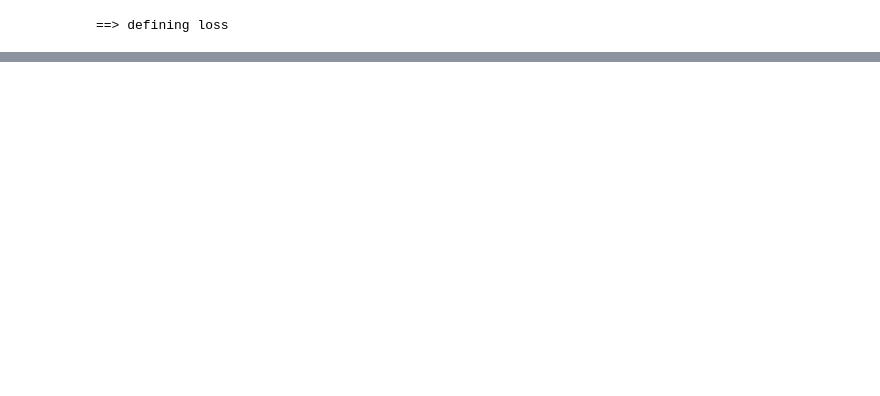
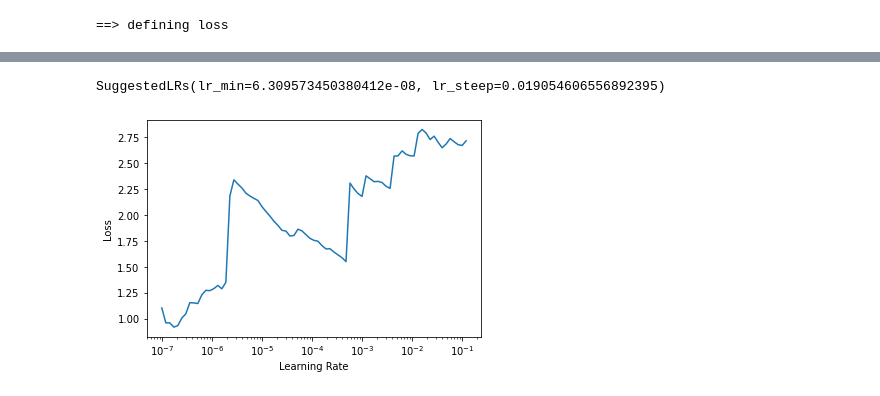
Before and after one commit to lluissalord/radiology_ai, a Jupyter notebook: 5_mix_match_train.ipynb, the cells around one changed output, grey strips where cells are left out. Drawn from its saved outputs; the diff is of its cells as text; code cells hidden in the pictures; blank space fills up the shorter version.

```diff
--- a/5_mix_match_train.ipynb
+++ b/5_mix_match_train.ipynb
@@ -259,0 +293,4 @@ epoch     train_loss  valid_loss  f1_score  precision_score  recall_score  time
+# %%
+learn.unfreeze()
+learn.lr_find()
+# %% [output]
@@ -259,0 +298,2 @@ epoch     train_loss  valid_loss  f1_score  precision_score  recall_score  time
+SuggestedLRs(lr_min=6.309573450380412e-08, lr_steep=0.019054606556892395)
+[figure, added]
```
Also changed, not shown: parts of 12 cells of this notebook.
